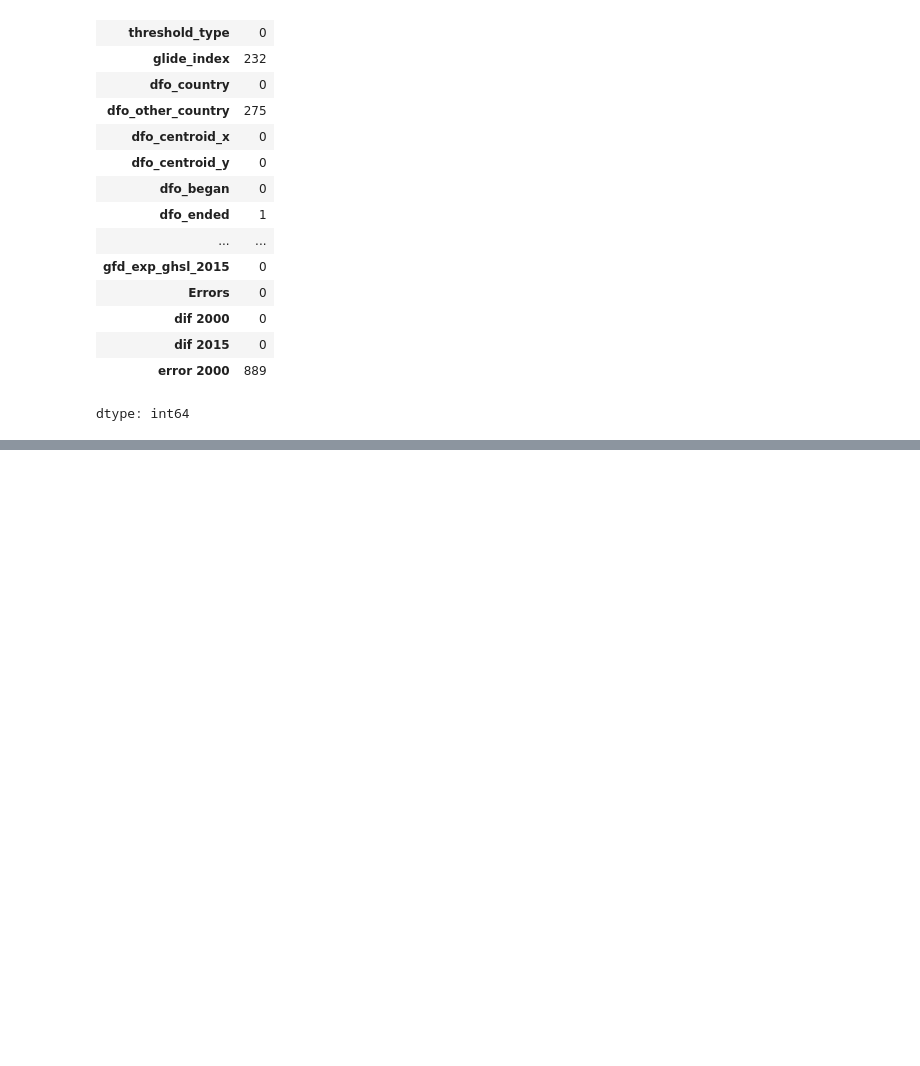
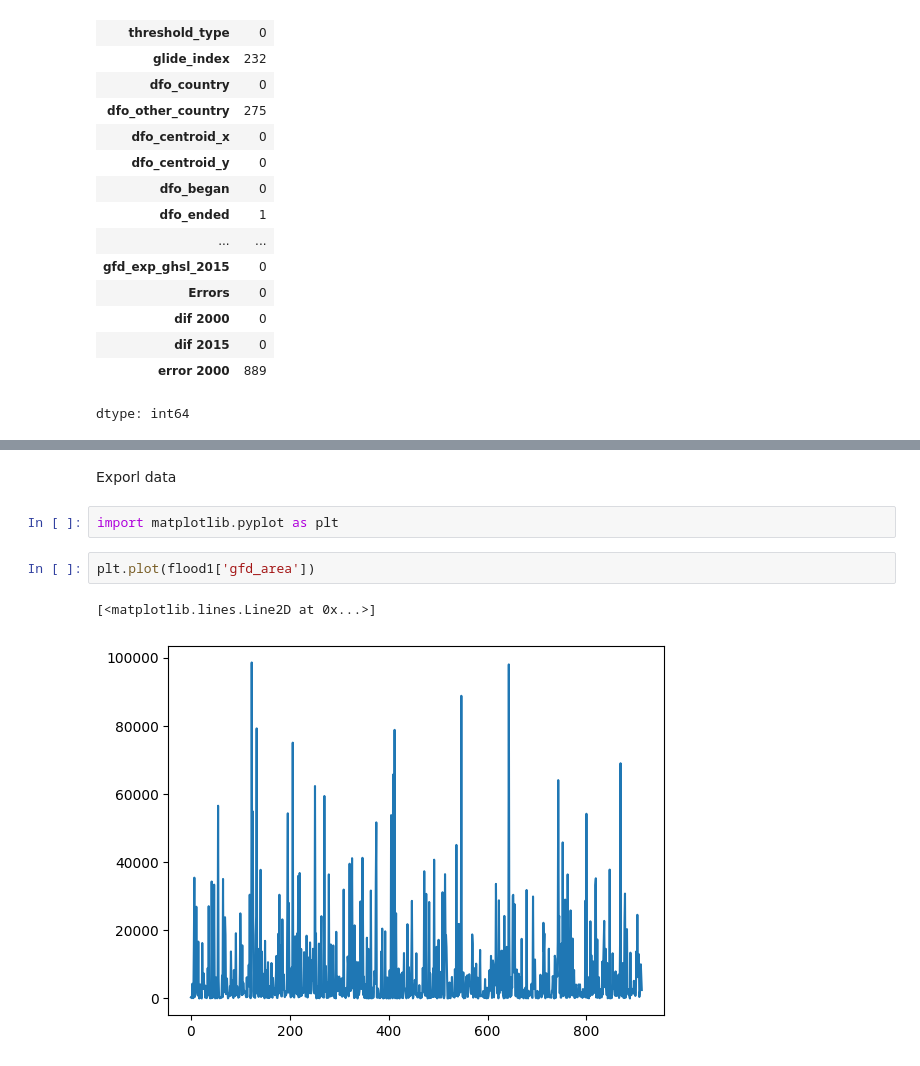
Before and after one commit to Thanyarat281-6/BSC_DPDM2025, a Jupyter notebook: Ch_3_Data_preprocessing.ipynb, the cells around one changed output, grey strips where cells are left out. Cells and saved outputs as stored; diff of their text form; blank space fills up the shorter version.

```diff
--- a/Ch_3_Data_preprocessing.ipynb
+++ b/Ch_3_Data_preprocessing.ipynb
@@ -245,0 +265,9 @@ dtype: int64
+# %% [markdown]
+Exporl data
+# %%
+import matplotlib.pyplot as plt
+# %%
+plt.plot(flood1['gfd_area'])
+# %% [output]
+[<matplotlib.lines.Line2D at 0x...>]
+[figure, added]
```
Also changed, not shown: parts of 25 cells of this notebook.
